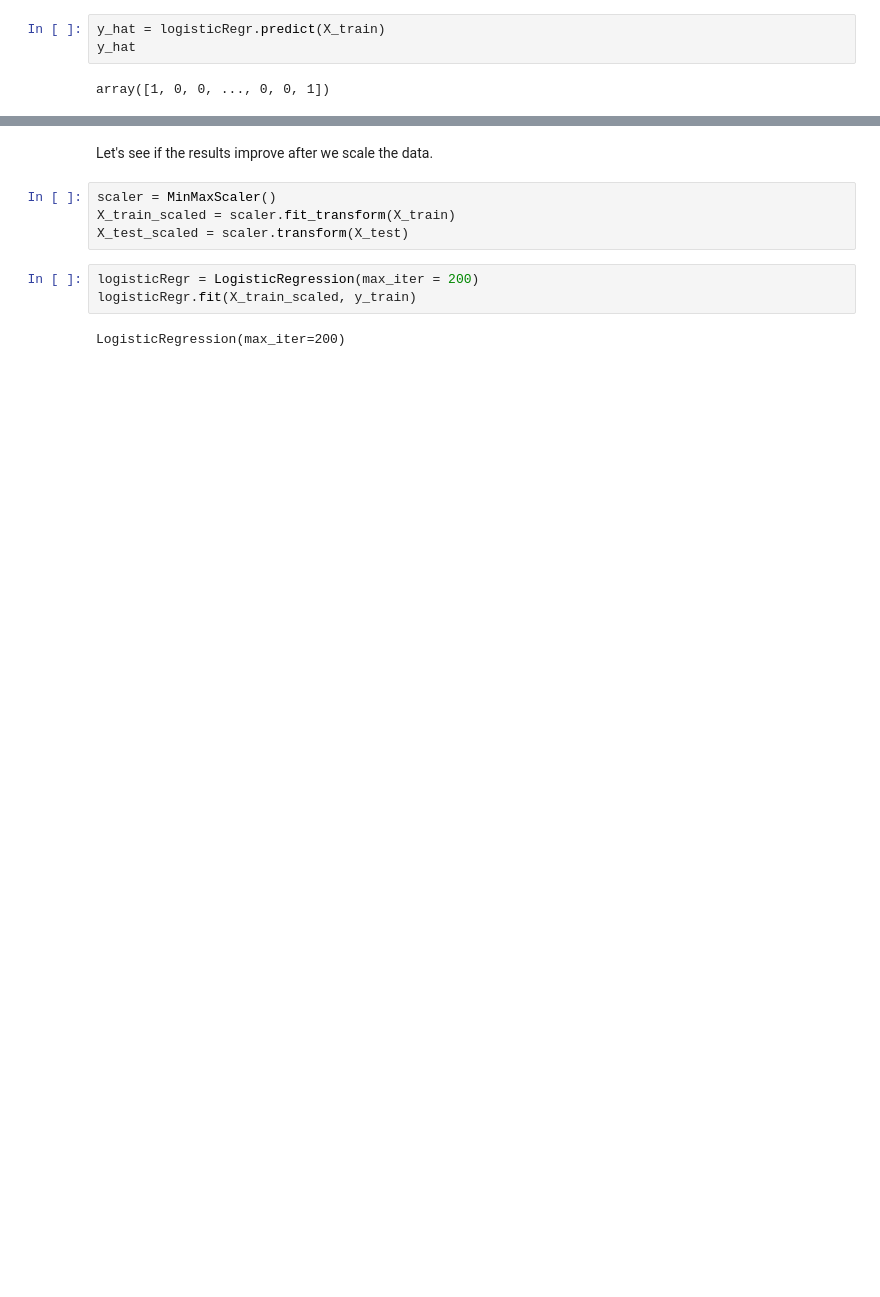
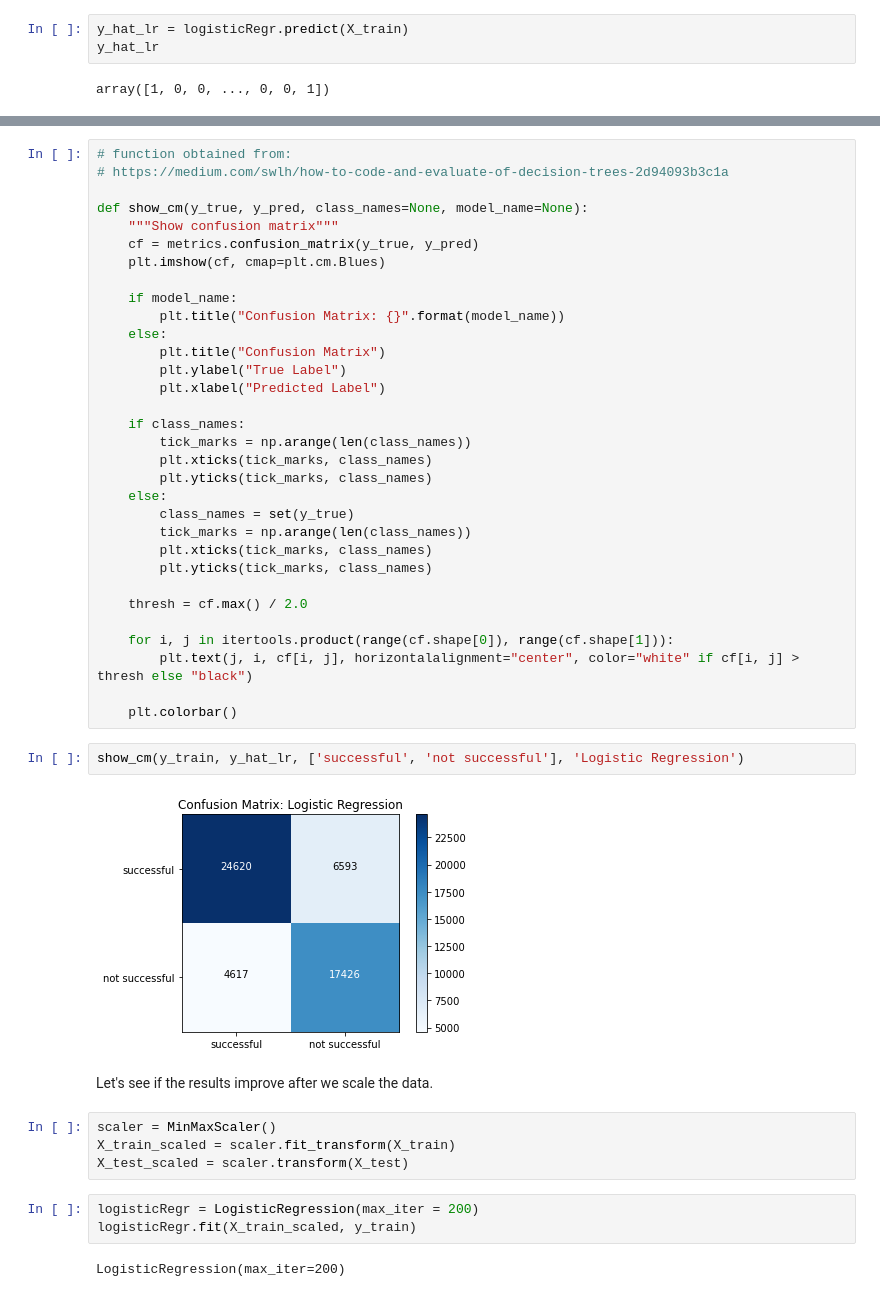
Before and after one commit to jvuger/StarbucksProject, a Jupyter notebook: Starbucks_Capstone_notebook.ipynb, the cells around one changed output, grey strips where cells are left out. Drawn from its saved outputs; the diff is of its cells as text; blank space fills up the shorter version.

Commit message:
Add files via upload
Additional charts included

```diff
--- a/Starbucks_Capstone_notebook.ipynb
+++ b/Starbucks_Capstone_notebook.ipynb
@@ -1350,8 +1271,8 @@ logisticRegr.fit(X_train, y_train)
 # %% [output]
 LogisticRegression(max_iter=200)
 # %%
-y_hat = logisticRegr.predict(X_train)
-y_hat
+y_hat_lr = logisticRegr.predict(X_train)
+y_hat_lr
 # %% [output]
 array([1, 0, 0, ..., 0, 0, 1])
 # %%
@@ -1372,6 +1293,42 @@ classificaiton report
     accuracy                           0.79     53256
    macro avg       0.78      0.79      0.79     53256
 weighted avg       0.79      0.79      0.79     53256
+# %%
+# function obtained from:
+# https://medium.com/swlh/how-to-code-and-evaluate-of-decision-trees-2d94093b3c1a
+
+def show_cm(y_true, y_pred, class_names=None, model_name=None):
+    """Show confusion matrix"""
+    cf = metrics.confusion_matrix(y_true, y_pred)
+    plt.imshow(cf, cmap=plt.cm.Blues)
+
+    if model_name:
+        plt.title("Confusion Matrix: {}".format(model_name))
+    else:
+        plt.title("Confusion Matrix")
+        plt.ylabel("True Label")
+        plt.xlabel("Predicted Label")
+
+    if class_names:
+        tick_marks = np.arange(len(class_names))
+        plt.xticks(tick_marks, class_names)
+        plt.yticks(tick_marks, class_names)
+    else:
+        class_names = set(y_true)
+        tick_marks = np.arange(len(class_names))
+        plt.xticks(tick_marks, class_names)
+        plt.yticks(tick_marks, class_names)
+
+    thresh = cf.max() / 2.0
+
+    for i, j in itertools.product(range(cf.shape[0]), range(cf.shape[1])):
+        plt.text(j, i, cf[i, j], horizontalalignment="center", color="white" if cf[i, j] > thresh else "black")
+
+    plt.colorbar()
+# %%
+show_cm(y_train, y_hat_lr, ['successful', 'not successful'], 'Logistic Regression')
+# %% [output]
+[figure, added]
 # %% [markdown]
 Let's see if the results improve after we scale the data.
 # %%
```
Also changed, not shown: parts of 26 cells of this notebook.
